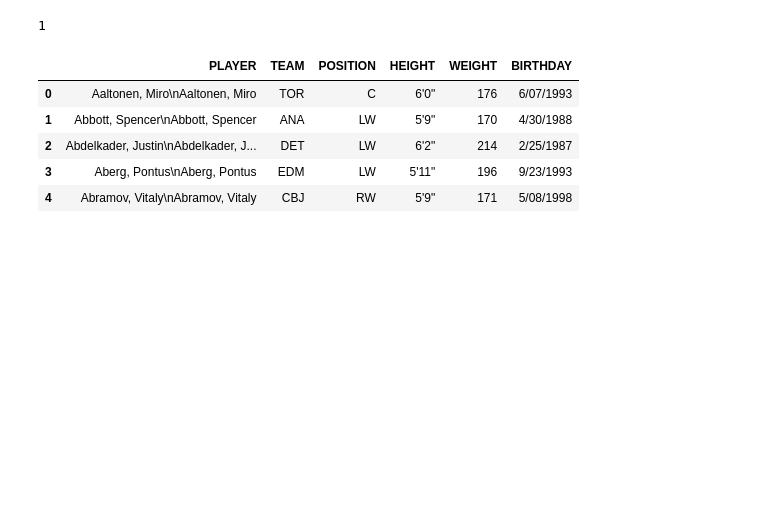
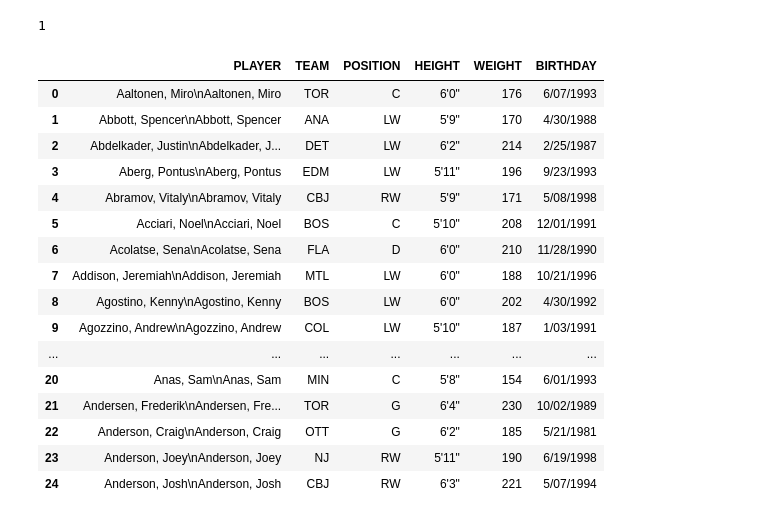
Before and after one commit to rmishra1990/Drunk-on-Data, a Jupyter notebook: Imane/dfs_NHL_BodyStats.ipynb, the cells around one changed output. Drawn from its saved outputs; the diff is of its cells as text; code cells hidden in the pictures; blank space fills up the shorter version.

```diff
--- a/Imane/dfs_NHL_BodyStats.ipynb
+++ b/Imane/dfs_NHL_BodyStats.ipynb
@@ -80,13 +181,24 @@ BodstatNHLdf_18 = pd.DataFrame(res)
 1
 # %%
 BodstatNHLdf_17 = pd.DataFrame(res, columns=["PLAYER", "TEAM", "POSITION", "HEIGHT", "WEIGHT", "BIRTHDAY"])
-BodstatNHLdf_17.head()
+BodstatNHLdf_17
 # %% [output]
 |  | PLAYER | TEAM | POSITION | HEIGHT | WEIGHT | BIRTHDAY |
 | 0 | Aaltonen, Miro\nAaltonen, Miro | TOR | C | 6'0" | 176 | 6/07/1993 |
 | 1 | Abbott, Spencer\nAbbott, Spencer | ANA | LW | 5'9" | 170 | 4/30/1988 |
 | 2 | Abdelkader, Justin\nAbdelkader, J... | DET | LW | 6'2" | 214 | 2/25/1987 |
 | 3 | Aberg, Pontus\nAberg, Pontus | EDM | LW | 5'11" | 196 | 9/23/1993 |
 | 4 | Abramov, Vitaly\nAbramov, Vitaly | CBJ | RW | 5'9" | 171 | 5/08/1998 |
+| 5 | Acciari, Noel\nAcciari, Noel | BOS | C | 5'10" | 208 | 12/01/1991 |
+| 6 | Acolatse, Sena\nAcolatse, Sena | FLA | D | 6'0" | 210 | 11/28/1990 |
+| 7 | Addison, Jeremiah\nAddison, Jeremiah | MTL | LW | 6'0" | 188 | 10/21/1996 |
+| 8 | Agostino, Kenny\nAgostino, Kenny | BOS | LW | 6'0" | 202 | 4/30/1992 |
+| 9 | Agozzino, Andrew\nAgozzino, Andrew | COL | LW | 5'10" | 187 | 1/03/1991 |
+| ... | ... | ... | ... | ... | ... | ... |
+| 20 | Anas, Sam\nAnas, Sam | MIN | C | 5'8" | 154 | 6/01/1993 |
+| 21 | Andersen, Frederik\nAndersen, Fre... | TOR | G | 6'4" | 230 | 10/02/1989 |
+| 22 | Anderson, Craig\nAnderson, Craig | OTT | G | 6'2" | 185 | 5/21/1981 |
+| 23 | Anderson, Joey\nAnderson, Joey | NJ | RW | 5'11" | 190 | 6/19/1998 |
+| 24 | Anderson, Josh\nAnderson, Josh | CBJ | RW | 6'3" | 221 | 5/07/1994 |
 # %%
 # new data frame with split value columns
```
Also changed, not shown: parts of 19 cells of this notebook, 16 other files.
